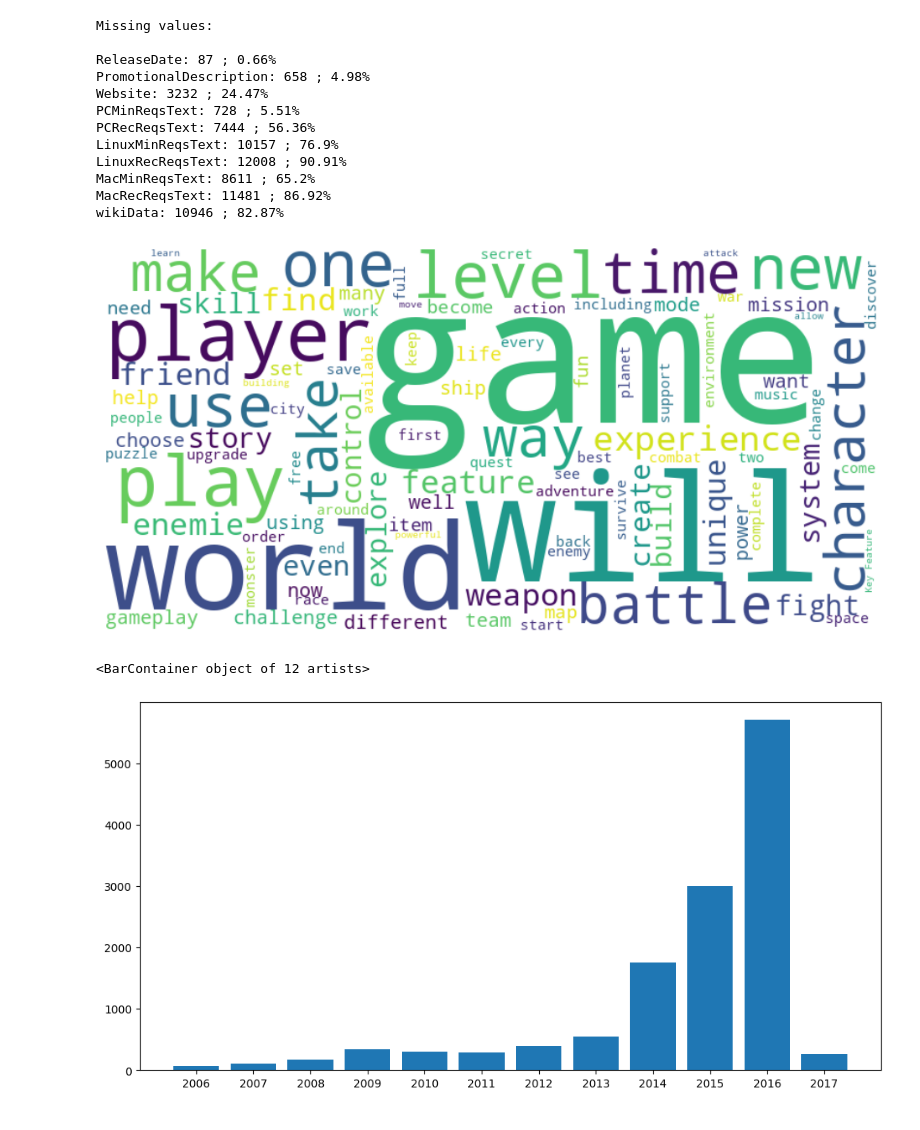
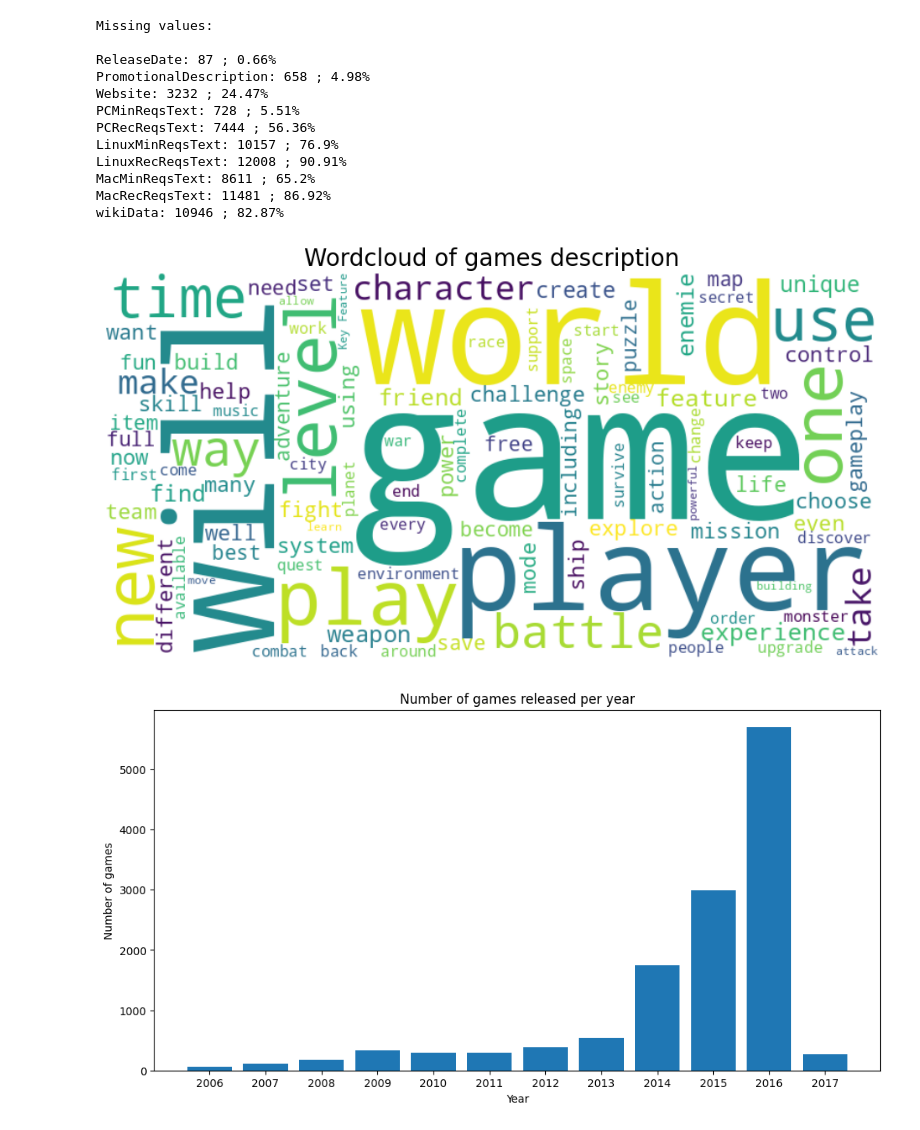
Before and after one commit to bdmendes/feup-pri-game-search, a Jupyter notebook: exploration/exploration_pos_process.ipynb, the cells around one changed output. Cells and saved outputs as stored; diff of their text form; code cells hidden in the pictures.

Commit message:
Add labels and title of plots

```diff
--- a/exploration/exploration_pos_process.ipynb
+++ b/exploration/exploration_pos_process.ipynb
@@ -40,18 +40,20 @@ wikiData: 10946 ; 82.87%
 # %%
 from wordcloud import WordCloud
 
 # Start with one review:
 text = ' '.join(x for x in processed_data['PromotionalDescription'])
 
 # Create and generate a word cloud image:
 wordcloud = WordCloud(width=800, height=400,max_font_size=200, max_words=100, background_color="white").generate(text)
 plt.figure( figsize=(12,6) )
 # Display the generated image:
 plt.imshow(wordcloud, interpolation='bilinear')
 plt.axis("off")
+
+plt.title('Wordcloud of games description', fontsize=20)
 plt.show()
 # %% [output]
-[figure, old version]
+[figure, new version]
 # %%
 x = sorted(list(set(x[-4:] if x[-4:].isnumeric() else '0' for x in processed_data['ReleaseDate'])))[1:]
 processed_data['year'] = processed_data['ReleaseDate'].apply(lambda x: int(x[-4:] if x[-4:].isnumeric() else 0))
@@ -60,10 +62,15 @@ y = processed_data.groupby('year').size().reset_index()
 y = list(y[0])[1:]
 
 plt.figure( figsize=(12,6) )
+
+plt.xlabel('Year')
+plt.ylabel('Number of games')
+plt.title('Number of games released per year')
 plt.bar(x[8:-2], y[8:-2])
+
+print("", end='')
 # %% [output]
-<BarContainer object of 12 artists>
-[figure, old version]
+[figure, new version]
 # %%
 x = list(x[-4:] if x[-4:].isnumeric() else '-1' for x in processed_data['ReleaseDate'])
 y = [y for y in processed_data['Metacritic']]
```
Also changed, not shown: parts of 1 cell of this notebook, 1 other file.
